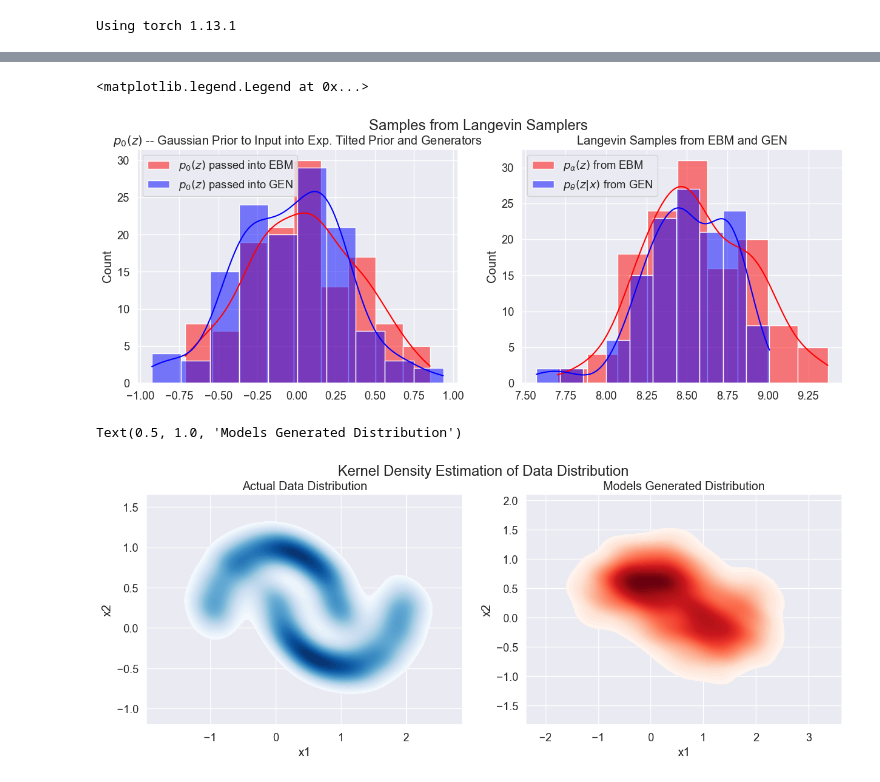
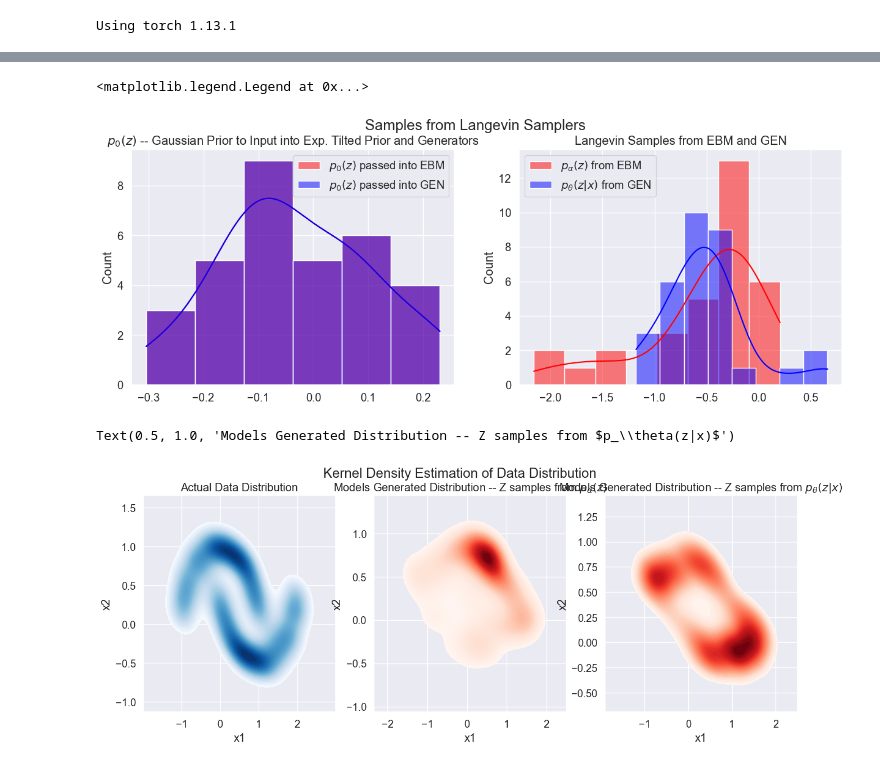
Before and after one commit to PritRaj1/IIB-Project-LatentEBM-Variance-Study, a Jupyter notebook: Notebooks/VanillaLatentEBM MkIII.ipynb, the cells around one changed output, grey strips where cells are left out. Drawn from its saved outputs; the diff is of its cells as text; code cells hidden in the pictures.

Commit message:
THE MODEL WORKS!!!!

```diff
--- a/Notebooks/VanillaLatentEBM MkIII.ipynb
+++ b/Notebooks/VanillaLatentEBM MkIII.ipynb
@@ -68,6 +68,7 @@ class langevin_sampler():
             x_k (tensor): The final sample
         """
         x_k = initial_sample
+
         step = 0
 
         while step < model.K:
@@ -75,7 +76,7 @@ class langevin_sampler():
             grad = model.grad_log_fn(x_k, data, EBMmodel)
 
             # Update sample
-            x_k = x_k + (model.s * model.s * grad) + (model.s * torch.randn_like(x_k, device=self.device))
+            x_k = x_k + (model.s * model.s * grad) + (torch.sqrt(torch.tensor(2)) * model.s * torch.randn_like(x_k, device=self.device))
 
             step += 1
 
@@ -315,7 +322,7 @@ fig.suptitle("Samples from Langevin Samplers")
 
 # Sample from the prior distribution
 z0_EBM = Sampler.sample_p0()
-z0_GEN = Sampler.sample_p0()
+z0_GEN = z0_EBM.clone()
 
 # Mean along the final dimension
 z0_EBM_mean = torch.mean(z0_EBM, dim=-1)
@@ -342,38 +349,45 @@ axs[1].set_title('Langevin Samples from EBM and GEN')
 axs[1].legend()
 # %% [output]
 <matplotlib.legend.Legend at 0x...>
-[figure, old version]
+[figure, new version]
 # %%
 import pandas as pd
 
 # Create a figure with 2 subplots
-fig, axs = plt.subplots(1, 2, figsize=(15, 5))
+fig, axs = plt.subplots(1, 3, figsize=(15, 5))
 fig.suptitle("Kernel Density Estimation of Data Distribution")
 
 Sampler.batch_size = X.shape[0]
 
 # Sample from the prior distribution and plot the results
 z0_EBM = Sampler.sample_p0()
 z0_GEN = Sampler.sample_p0()
 
 # Sample from the posterior distribution and plot the results
 zK_EBM = Sampler.get_sample(z0_EBM, None, EBMnet, None)
 zK_GEN = Sampler.get_sample(zK_EBM, X, GENnet, EBMnet)
 
-X_pred = GENnet(zK_GEN.detach()) + (GENnet.lkhood_sigma * torch.randn_like(X))
+X_pred1 = GENnet(zK_EBM.detach()) + (GENnet.lkhood_sigma * torch.randn_like(X))
+X_pred2 = GENnet(zK_GEN.detach()) + (GENnet.lkhood_sigma * torch.randn_like(X))
 
 # Create a dataframe with the dataset
 df1 = pd.DataFrame({'x1': X[:, 0], 'x2': X[:, 1]})
 
 # Generate the heatmap
 sns.kdeplot(data=df1, x='x1', y='x2', fill=True, cmap='Blues', levels=50, ax=axs[0])
 axs[0].set_title('Actual Data Distribution')
 
-df2 = pd.DataFrame({'x1': X_pred[:, 0].detach().cpu(), 'x2': X_pred[:, 1].detach().cpu()})
+df2 = pd.DataFrame({'x1': X_pred1[:, 0].detach().cpu(), 'x2': X_pred1[:, 1].detach().cpu()})
 
 # Generate the heatmap
 sns.kdeplot(data=df2, x='x1', y='x2', fill=True, cmap='Reds', levels=50, ax=axs[1])
-axs[1].set_title('Models Generated Distribution')
+axs[1].set_title(r'Models Generated Distribution -- Z samples from $p_\alpha(z)$')
+
+df2 = pd.DataFrame({'x1': X_pred2[:, 0].detach().cpu(), 'x2': X_pred2[:, 1].detach().cpu()})
+
+# Generate the heatmap
+sns.kdeplot(data=df2, x='x1', y='x2', fill=True, cmap='Reds', levels=50, ax=axs[2])
+axs[2].set_title(r'Models Generated Distribution -- Z samples from $p_\theta(z|x)$')
 # %% [output]
-Text(0.5, 1.0, 'Models Generated Distribution')
+Text(0.5, 1.0, 'Models Generated Distribution -- Z samples from $p_\\theta(z|x)$')
-[figure, old version]
+[figure, new version]
```
Also changed, not shown: parts of 2 cells of this notebook, 1 other file.
